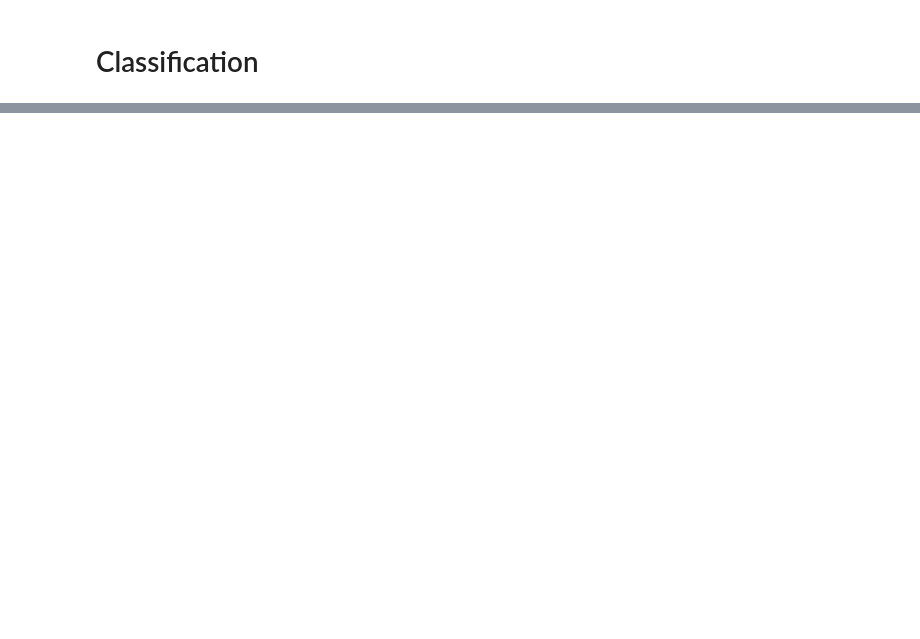
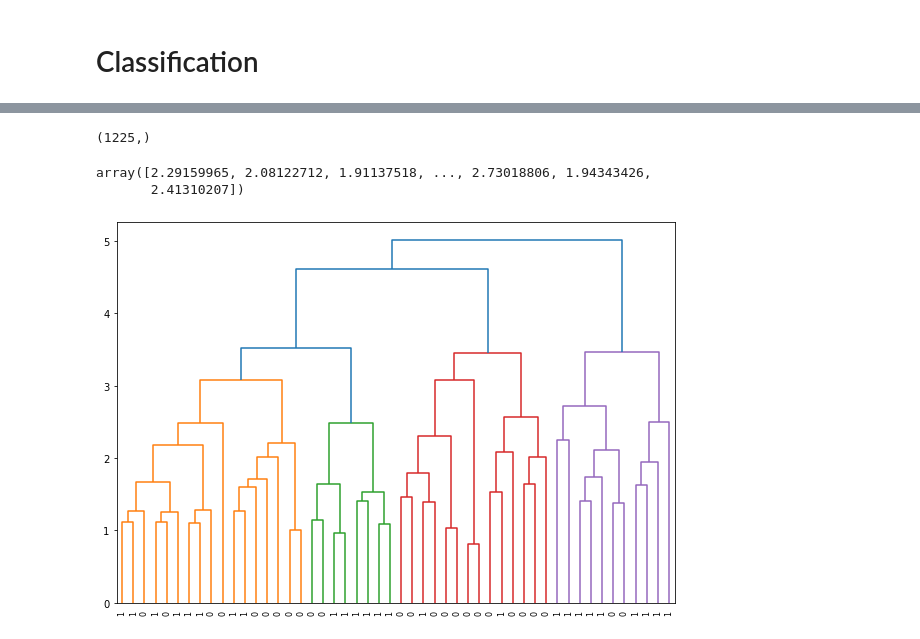
Before and after one commit to habom2310/eye-tracking-in-aviation, a Jupyter notebook: Transition matrix (1, 2 order).ipynb, the cells around one changed output, grey strips where cells are left out. Cells and saved outputs as stored; diff of their text form; code cells hidden in the pictures; blank space fills up the shorter version.

```diff
--- a/Transition matrix (1, 2 order).ipynb
+++ b/Transition matrix (1, 2 order).ipynb
@@ -424,0 +503,8 @@ weighted avg       0.45      0.47      0.45        15
+# %%
+# Birch
+model = Birch(threshold=0.01, n_clusters=2)
+model.fit(X)
+# assign a cluster to each example
+yhat = model.predict(X)
+print("Birch")
+print(classification_report(Y, yhat))
@@ -424,0 +539,10 @@ weighted avg       0.45      0.47      0.45        15
+# %%
+#MiniBatchKMeans
+# define the model
+model = MiniBatchKMeans(n_clusters=2)
+# fit the model
+model.fit(X)
+# assign a cluster to each example
+yhat = model.predict(X)
+print("MiniBatchKMeans")
+print(classification_report(Y, yhat))
@@ -424,0 +566,2 @@ weighted avg       0.45      0.47      0.45        15
+# %%
+dist_matrix = distance_matrix(X, X)
@@ -424,0 +570,22 @@ weighted avg       0.45      0.47      0.45        15
+# %%
+condensed_dist_matrix = ssd.squareform(dist_matrix)
+condensed_dist_matrix.shape
+# %% [output]
+(1225,)
+# %%
+condensed_dist_matrix
+# %% [output]
+array([2.29159965, 2.08122712, 1.91137518, ..., 2.73018806, 1.94343426,
+       2.41310207])
+# %%
+linked = linkage(condensed_dist_matrix, 'ward')
+
+plt.figure(figsize=(10, 7))
+dendrogram(linked,
+            orientation='top',
+            distance_sort='descending',
+            labels = Y,
+            show_leaf_counts=True)
+plt.show()
+# %% [output]
+[figure, added]
```
Also changed, not shown: parts of 41 cells of this notebook, 1 other file.
